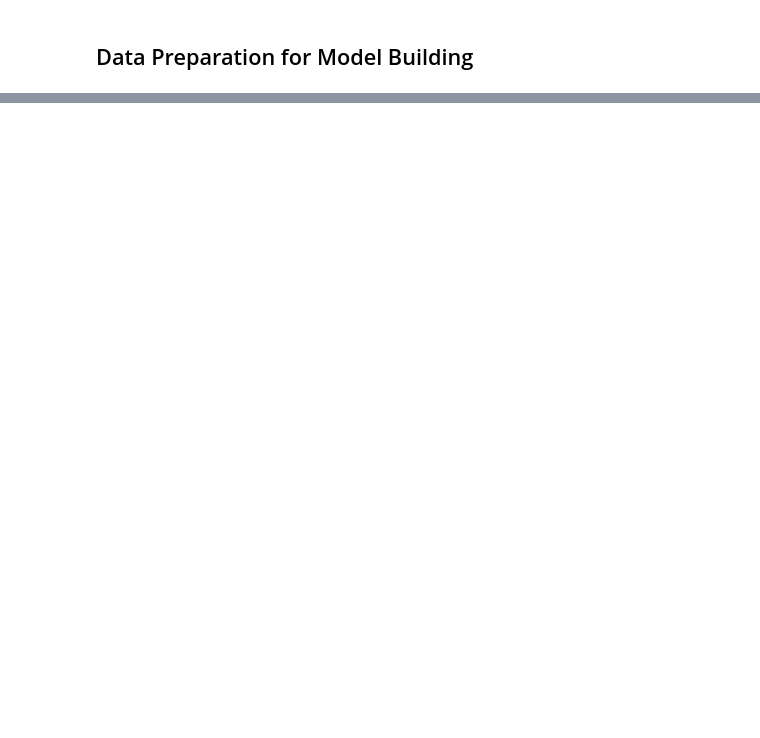
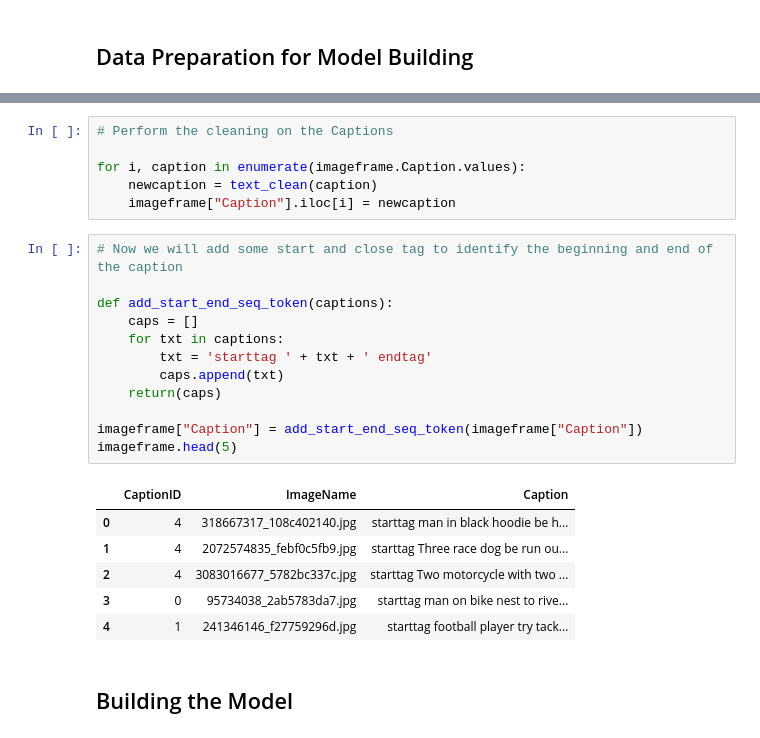
Before and after one commit to suvofalcon/Py-SpringboardAIML, a Jupyter notebook: _XX_Universal/DLAssignment 02 - Set 5.ipynb, the cells around one changed output, grey strips where cells are left out. Cells and saved outputs as stored; diff of their text form; blank space fills up the shorter version.

```diff
--- a/_XX_Universal/DLAssignment 02 - Set 5.ipynb
+++ b/_XX_Universal/DLAssignment 02 - Set 5.ipynb
@@ -293,0 +224,27 @@ _________________________________________________________________
+# %%
+# Perform the cleaning on the Captions
+
+for i, caption in enumerate(imageframe.Caption.values):
+    newcaption = text_clean(caption)
+    imageframe["Caption"].iloc[i] = newcaption
+# %%
+# Now we will add some start and close tag to identify the beginning and end of the caption
+
+def add_start_end_seq_token(captions):
+    caps = []
+    for txt in captions:
+        txt = 'starttag ' + txt + ' endtag'
+        caps.append(txt)
+    return(caps)
+
+imageframe["Caption"] = add_start_end_seq_token(imageframe["Caption"])
+imageframe.head(5)
+# %% [output]
+|  | CaptionID | ImageName | Caption |
+| 0 | 4 | 318667317_108c402140.jpg | starttag man in black hoodie be h... |
+| 1 | 4 | 2072574835_febf0c5fb9.jpg | starttag Three race dog be run ou... |
+| 2 | 4 | 3083016677_5782bc337c.jpg | starttag Two motorcycle with two ... |
+| 3 | 0 | 95734038_2ab5783da7.jpg | starttag man on bike nest to rive... |
+| 4 | 1 | 241346146_f27759296d.jpg | starttag football player try tack... |
+# %% [markdown]
+## Building the Model
```
Also changed, not shown: parts of 48 cells of this notebook, 1 other file.
